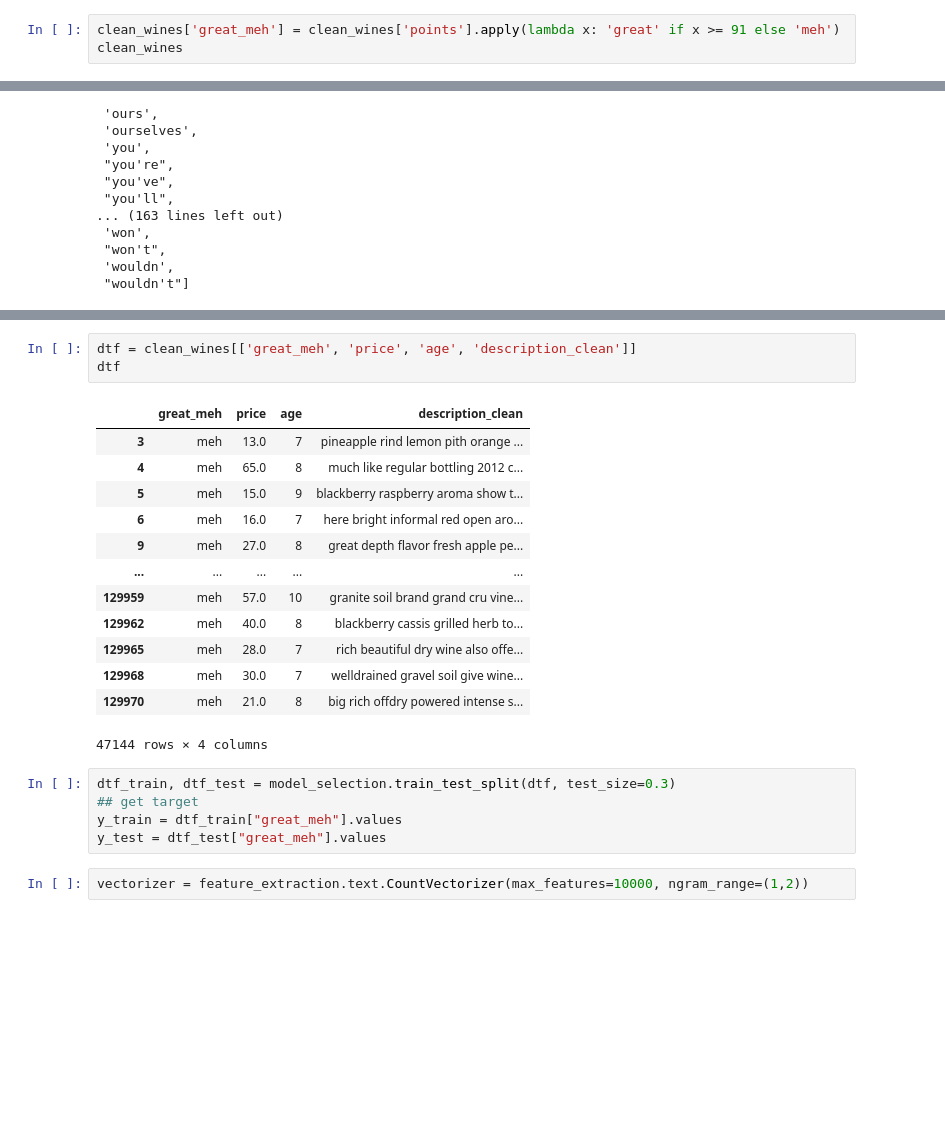
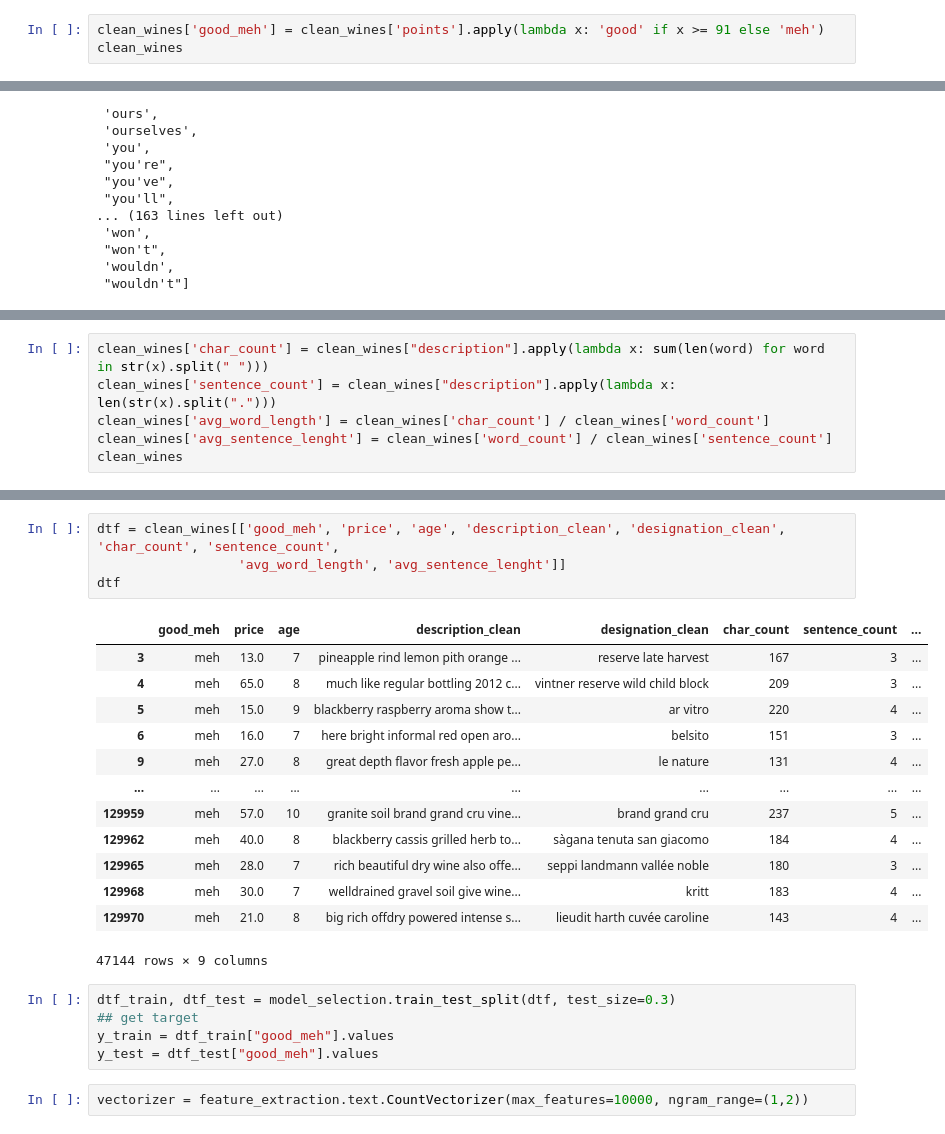
Before and after one commit to rahilanath/Final_Project, a Jupyter notebook: text_analysis.ipynb, the cells around one changed output, grey strips where cells are left out. Cells and saved outputs as stored; diff of their text form; blank space fills up the shorter version.

```diff
--- a/text_analysis.ipynb
+++ b/text_analysis.ipynb
@@ -121,7 +121,7 @@ clean_wines
 clean_wines = clean_wines.drop_duplicates('description')
 clean_wines = clean_wines[pd.notnull(clean_wines.price)]
 # %%
-clean_wines['great_meh'] = clean_wines['points'].apply(lambda x: 'great' if x >= 91 else 'meh')
+clean_wines['good_meh'] = clean_wines['points'].apply(lambda x: 'good' if x >= 91 else 'meh')
 clean_wines
 # %% [output]
 |  | country | description | designation | points | price | province | region_1 | taster_name | title | ... |
@@ -207,3 +207,9 @@ clean_wines.head()
 | 5 | Spain | Blackberry and raspberry aromas s... | Ars In Vitro | 87 | 15.0 | Northern Spain | Navarra | Michael Schachner | Tandem 2011 Ars In Vitro Temprani... | ... |
 | 6 | Italy | Here's a bright, informal red tha... | Belsito | 87 | 16.0 | Sicily & Sardinia | Vittoria | Kerin O’Keefe | Terre di Giurfo 2013 Belsito Frap... | ... |
 | 9 | France | This has great depth of flavor wi... | Les Natures | 87 | 27.0 | Alsace | Alsace | Roger Voss | Jean-Baptiste Adam 2012 Les Natur... | ... |
+# %%
+clean_wines['char_count'] = clean_wines["description"].apply(lambda x: sum(len(word) for word in str(x).split(" ")))
+clean_wines['sentence_count'] = clean_wines["description"].apply(lambda x: len(str(x).split(".")))
+clean_wines['avg_word_length'] = clean_wines['char_count'] / clean_wines['word_count']
+clean_wines['avg_sentence_lenght'] = clean_wines['word_count'] / clean_wines['sentence_count']
+clean_wines
@@ -210,25 +248,26 @@ clean_wines.head()
 # %%
-dtf = clean_wines[['great_meh', 'price', 'age', 'description_clean']]
+dtf = clean_wines[['good_meh', 'price', 'age', 'description_clean', 'designation_clean', 'char_count', 'sentence_count',
+                  'avg_word_length', 'avg_sentence_lenght']]
 dtf
 # %% [output]
-|  | great_meh | price | age | description_clean |
-| 3 | meh | 13.0 | 7 | pineapple rind lemon pith orange ... |
-| 4 | meh | 65.0 | 8 | much like regular bottling 2012 c... |
-| 5 | meh | 15.0 | 9 | blackberry raspberry aroma show t... |
-| 6 | meh | 16.0 | 7 | here bright informal red open aro... |
-| 9 | meh | 27.0 | 8 | great depth flavor fresh apple pe... |
-| ... | ... | ... | ... | ... |
-| 129959 | meh | 57.0 | 10 | granite soil brand grand cru vine... |
-| 129962 | meh | 40.0 | 8 | blackberry cassis grilled herb to... |
-| 129965 | meh | 28.0 | 7 | rich beautiful dry wine also offe... |
-| 129968 | meh | 30.0 | 7 | welldrained gravel soil give wine... |
-| 129970 | meh | 21.0 | 8 | big rich offdry powered intense s... |
+|  | good_meh | price | age | description_clean | designation_clean | char_count | sentence_count | ... |
+| 3 | meh | 13.0 | 7 | pineapple rind lemon pith orange ... | reserve late harvest | 167 | 3 | ... |
+| 4 | meh | 65.0 | 8 | much like regular bottling 2012 c... | vintner reserve wild child block | 209 | 3 | ... |
+| 5 | meh | 15.0 | 9 | blackberry raspberry aroma show t... | ar vitro | 220 | 4 | ... |
+| 6 | meh | 16.0 | 7 | here bright informal red open aro... | belsito | 151 | 3 | ... |
+| 9 | meh | 27.0 | 8 | great depth flavor fresh apple pe... | le nature | 131 | 4 | ... |
+| ... | ... | ... | ... | ... | ... | ... | ... | ... |
+| 129959 | meh | 57.0 | 10 | granite soil brand grand cru vine... | brand grand cru | 237 | 5 | ... |
+| 129962 | meh | 40.0 | 8 | blackberry cassis grilled herb to... | sàgana tenuta san giacomo | 184 | 4 | ... |
+| 129965 | meh | 28.0 | 7 | rich beautiful dry wine also offe... | seppi landmann vallée noble | 180 | 3 | ... |
+| 129968 | meh | 30.0 | 7 | welldrained gravel soil give wine... | kritt | 183 | 4 | ... |
+| 129970 | meh | 21.0 | 8 | big rich offdry powered intense s... | lieudit harth cuvée caroline | 143 | 4 | ... |
-47144 rows × 4 columns
+47144 rows × 9 columns
 # %%
 dtf_train, dtf_test = model_selection.train_test_split(dtf, test_size=0.3)
 ## get target
-y_train = dtf_train["great_meh"].values
-y_test = dtf_test["great_meh"].values
+y_train = dtf_train["good_meh"].values
+y_test = dtf_test["good_meh"].values
 # %%
 vectorizer = feature_extraction.text.CountVectorizer(max_features=10000, ngram_range=(1,2))
 # %%
```
Also changed, not shown: parts of 11 cells of this notebook, 3 other files.
